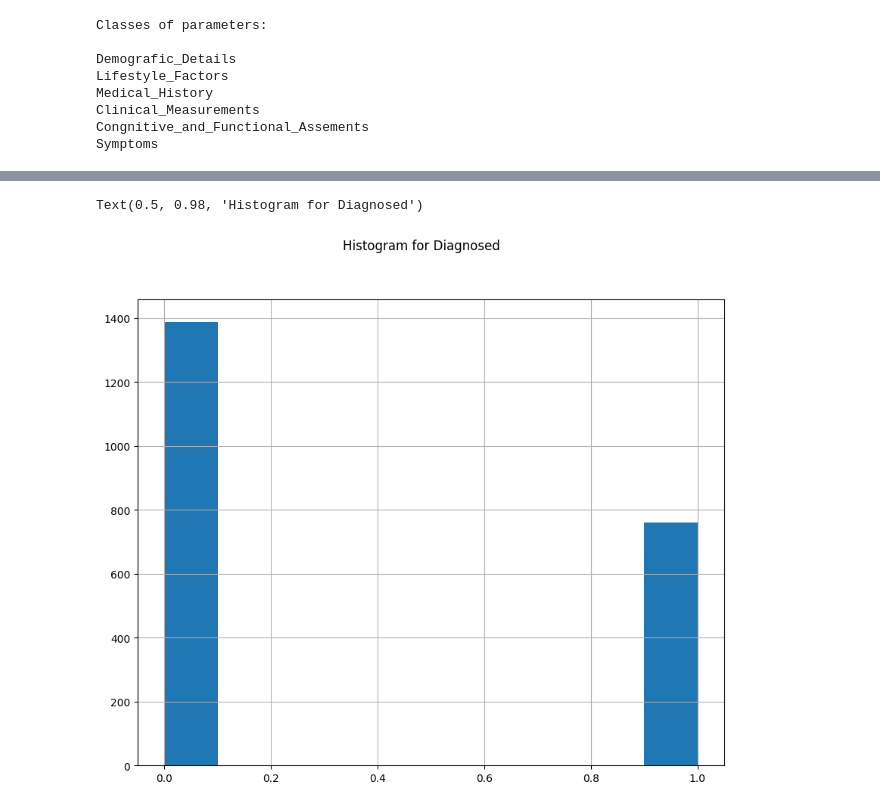
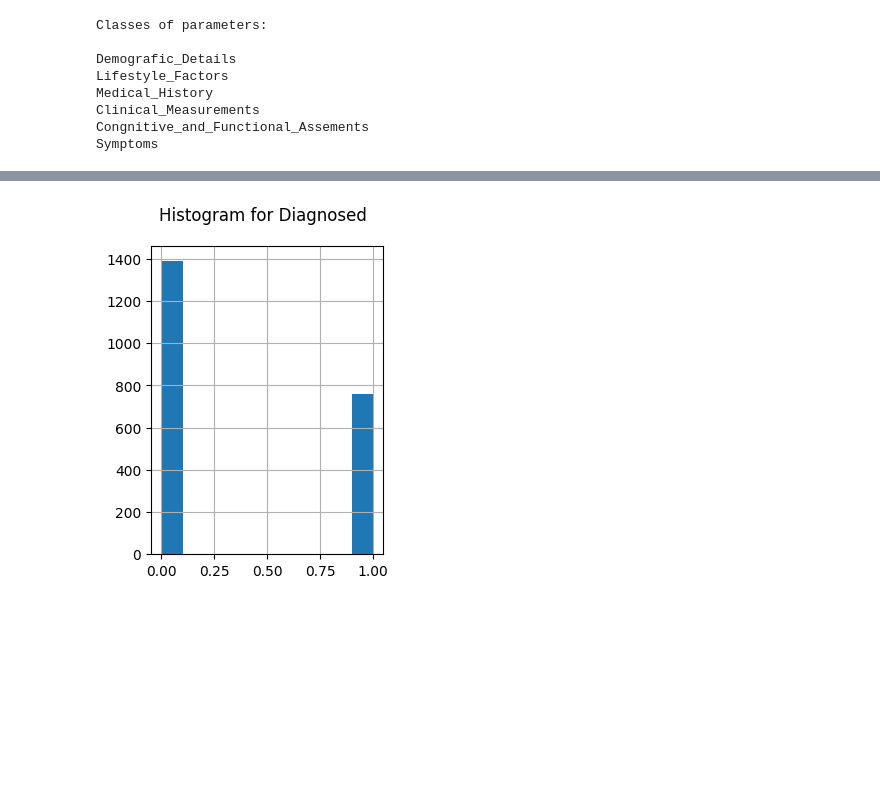
Before and after one commit to mkarapka/alzheimer-s-disease-prediction, a Jupyter notebook: src/research/research-kasia.ipynb, the cells around one changed output, grey strips where cells are left out. Cells and saved outputs as stored; diff of their text form; code cells hidden in the pictures; blank space fills up the shorter version.

```diff
--- a/src/research/research-kasia.ipynb
+++ b/src/research/research-kasia.ipynb
@@ -112,9 +107,8 @@ plt.show()
 # %%
 # Plot a histogram to visualize
 # the distribution of the 'Diagnosed"
-diagnosis.hist(figsize=(10, 8))
+diagnosis.hist(figsize=(3, 4))
 plt.suptitle(f"Histogram for Diagnosed")
 plt.show()
 # %% [output]
-Text(0.5, 0.98, 'Histogram for Diagnosed')
-[figure, old version]
+[figure, new version]
```
Also changed, not shown: parts of 9 cells of this notebook, 1 other file.
